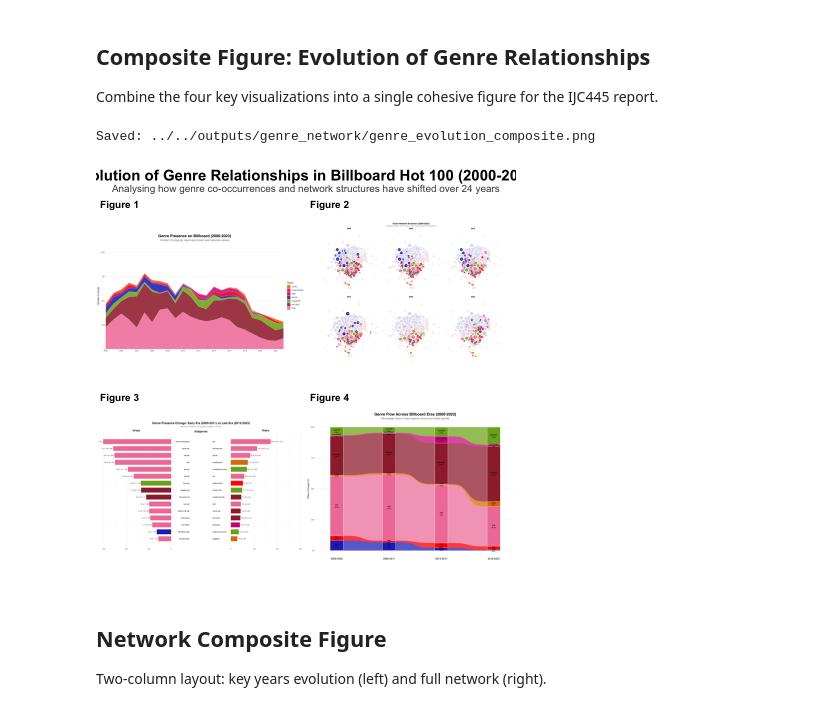
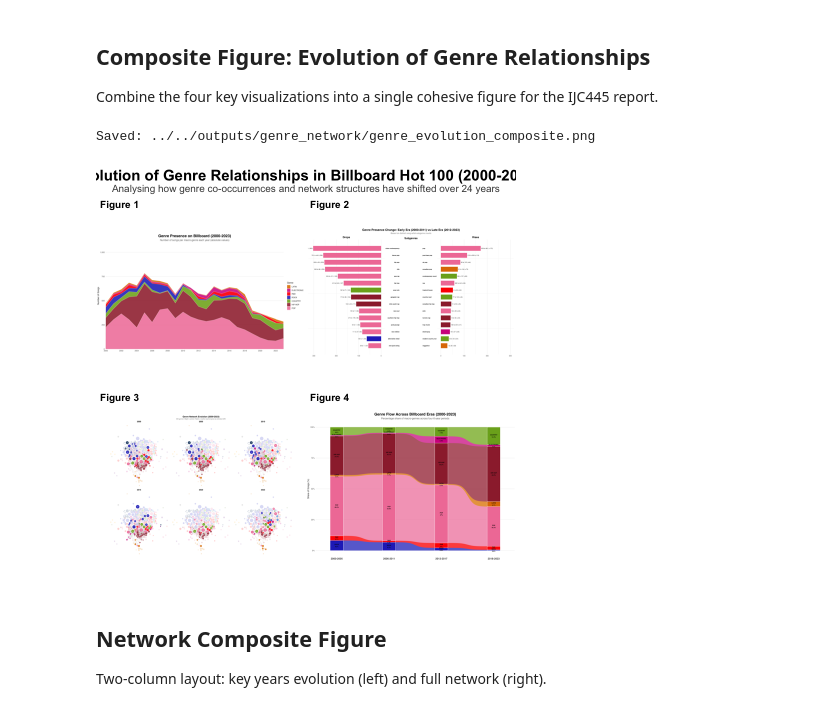
Before and after one commit to klorine28/datasci-vis, a Jupyter notebook: analysis and vizualisation/analysis/genre_analysis.ipynb, the cells around one changed output. Cells and saved outputs as stored; diff of their text form; code cells hidden in the pictures.

Commit message:
Swap figure positions: bar chart as Figure 2, network as Figure 3

```diff
--- a/analysis and vizualisation/analysis/genre_analysis.ipynb
+++ b/analysis and vizualisation/analysis/genre_analysis.ipynb
@@ -2492,8 +2492,8 @@ library(png)
 output_dir <- "../../outputs/genre_network/"
 img_paths <- list(
   top_left = paste0(output_dir, "genre_dominance_over_time_absolute.png"),
-  top_right = paste0(output_dir, "genre_network_evolution_key_years.png"),
-  bottom_left = paste0(output_dir, "genre_presence_change.png"),
+  top_right = paste0(output_dir, "genre_presence_change.png"),
+  bottom_left = paste0(output_dir, "genre_network_evolution_key_years.png"),
   bottom_right = paste0(output_dir, "genre_flow_sankey.png")
 )
 
@@ -2515,34 +2515,34 @@ p1 <- ggdraw() + draw_image(img1) +
 p2 <- ggdraw() + draw_image(img2) +
   draw_label("Figure 2", x = 0.02, y = 0.98, hjust = 0, vjust = 1, fontface = "bold", size = 12)
 
 p3 <- ggdraw() + draw_image(img3) +
   draw_label("Figure 3", x = 0.02, y = 0.98, hjust = 0, vjust = 1, fontface = "bold", size = 12)
 
 p4 <- ggdraw() + draw_image(img4) +
   draw_label("Figure 4", x = 0.02, y = 0.98, hjust = 0, vjust = 1, fontface = "bold", size = 12)
 
 # 2x2 grid
 grid_plot <- plot_grid(p1, p2, p3, p4, ncol = 2, nrow = 2)
 
 # Title
 title_plot <- ggdraw() +
   draw_label("Evolution of Genre Relationships in Billboard Hot 100 (2000-2023)",
              fontface = "bold", size = 18, x = 0.5, y = 0.65) +
   draw_label("Analysing how genre co-occurrences and network structures have shifted over 24 years",
              size = 12, color = "#4a4a4a", x = 0.5, y = 0.25)
 
 # Combine title + grid
 composite <- plot_grid(title_plot, grid_plot, ncol = 1, rel_heights = c(0.08, 0.92))
 
 # Save (A4 landscape, 300 DPI)
 output_path <- paste0(output_dir, "genre_evolution_composite.png")
 ggsave(output_path, composite, width = 11.69, height = 8.27, dpi = 300, bg = "white")
 
 cat("Saved:", output_path, "\n")
 composite
 # %% [output]
 Saved: ../../outputs/genre_network/genre_evolution_composite.png
-[figure, old version]
+[figure, new version]
 # %% [markdown]
 ## Network Composite Figure
 
```
Also changed, not shown: 1 other file.
